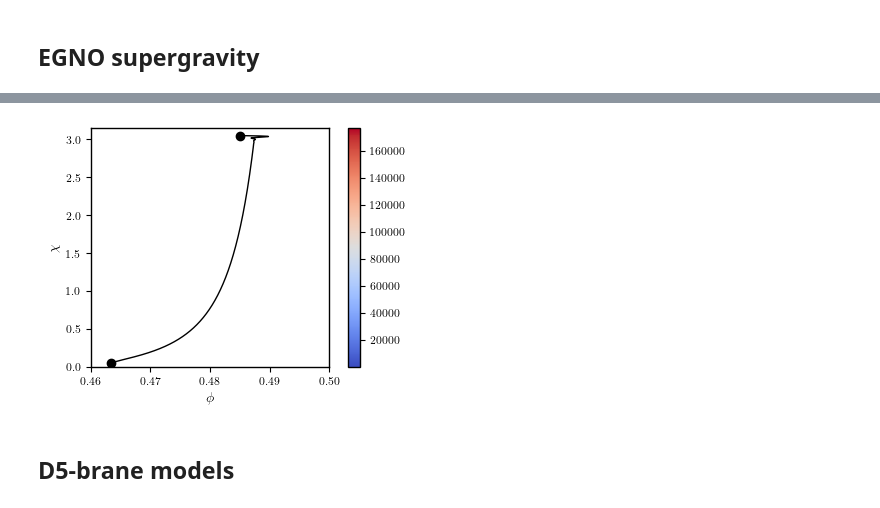
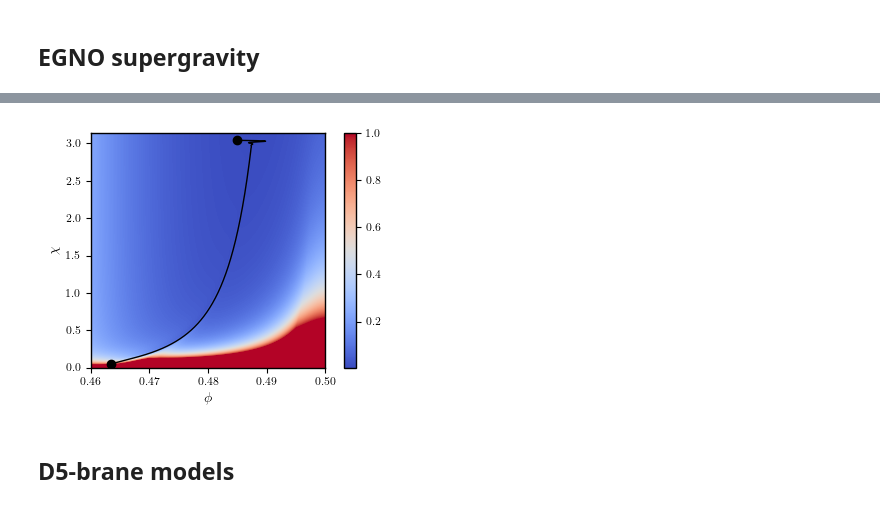
Before and after one commit to smups/srrt_models, a Jupyter notebook: plots.ipynb, the cells around one changed output, grey strips where cells are left out. Saved outputs shown, nothing was run; the diff lists cells and outputs as text; code cells hidden in the pictures.

```diff
--- a/plots.ipynb
+++ b/plots.ipynb
@@ -177,9 +217,11 @@ plt.show()
 model = "egno"
 leading = np.load(f"./out/{model}_leading.npy")
 exact = np.load(f"./out/{model}_exact.npy")
-qdif = np.load(f"./out/{model}_qdif.npy")
+vzero = np.load(f"./out/{model}_qdif.npy")
+potential = np.load(f"./out/{model}_potential.npy")
 delta = np.load(f"./out/{model}_delta.npy")
 omega = np.load(f"./out/{model}_omega.npy")
+epsilon = np.load(f"./out/{model}_epsilon.npy")
 x, y = np.load("./trajectories/egno_r.npy"), np.load("./trajectories/egno_theta.npy")
 
 extent = (0.46, 0.50, 0.0, np.pi)
@@ -287,27 +380,28 @@ plt.show()
 # %%
 plt.figure(figsize=(4,3))
 plot = plt.imshow(
-  np.transpose(omega),
+  np.transpose(epsilon),
   extent= extent,
   cmap= 'coolwarm',
   origin= 'lower',
-  aspect= ratio
+  aspect= ratio,
+  vmax=1
 )
+cbar = plt.colorbar(plot)
 
 plt.plot(x, y, color='black')
 plt.scatter(
   [x[0], x[-1]],
   [y[0], y[-1]],
   color='black'
 )
 
-cbar = plt.colorbar(plot)
-plt.xlabel('$\\phi$')
-plt.ylabel('$\\chi$')
-plt.savefig("./figs/egno_omega.pdf", transparent=True, pad_inches=0.05)
+plt.xlabel('$\phi$')
+plt.ylabel('$\chi$')
+plt.savefig("./figs/egno_epsilon.pdf", transparent=True, pad_inches=0.05)
 plt.show()
 # %% [output]
-[figure, old version]
+[figure, new version]
 # %% [markdown]
 ## D5-brane models
 # %%
```
Also changed, not shown: parts of 19 cells of this notebook, 19 other files.
